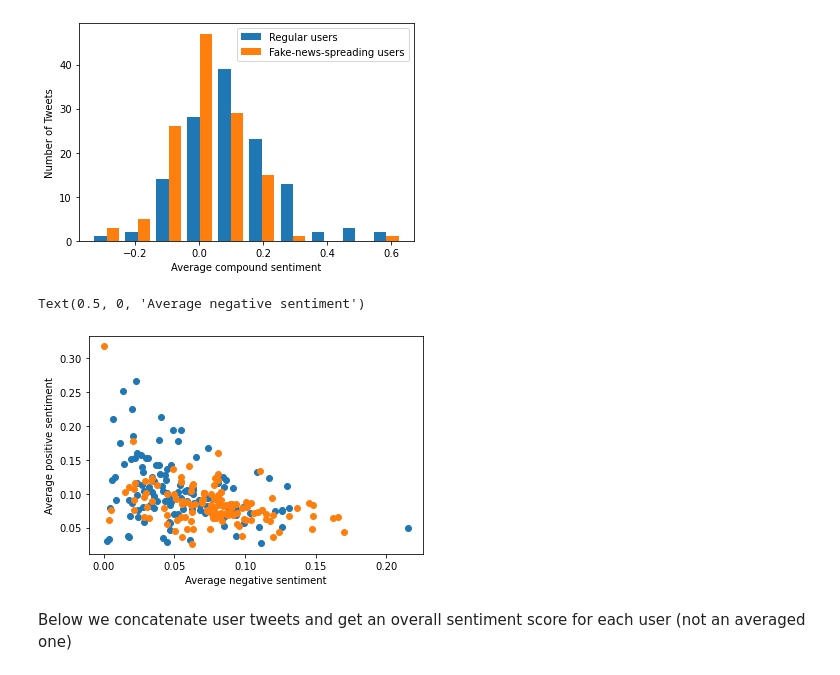
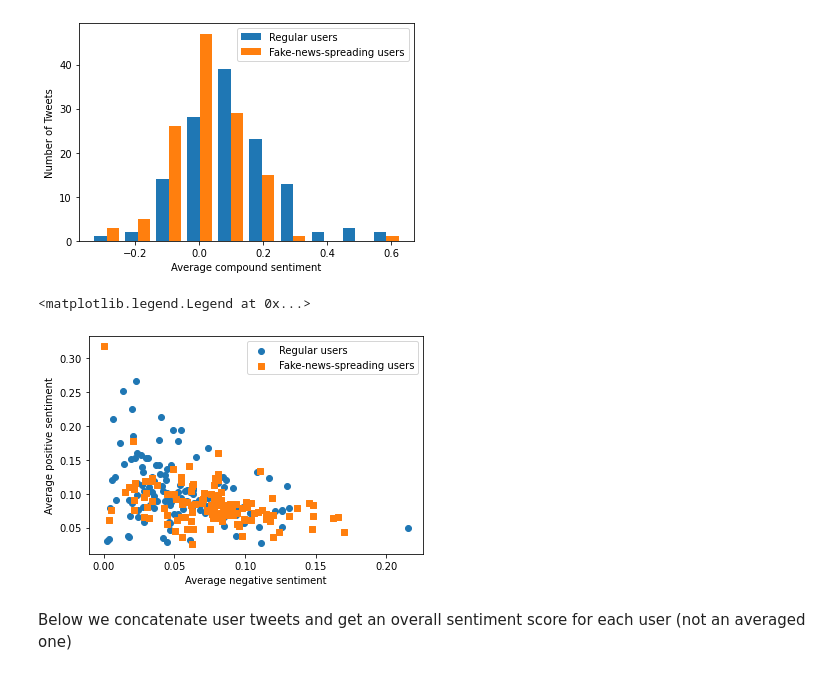
Before and after one commit to Fake-News-Profiling/fnp-models, a Jupyter notebook: classifier/src/notebooks/investigate_dataset.ipynb, the cells around one changed output. Drawn from its saved outputs; the diff is of its cells as text; code cells hidden in the pictures.

```diff
--- a/classifier/src/notebooks/investigate_dataset.ipynb
+++ b/classifier/src/notebooks/investigate_dataset.ipynb
@@ -486,13 +592,15 @@ plt.legend()
 <matplotlib.legend.Legend at 0x...>
 [figure]
 # %%
+# plt.figure(figsize=(8, 6), dpi=300)
 plt.scatter(truthful_sentiment[:, 2], truthful_sentiment[:, 0], label="Regular users")
-plt.scatter(fake_sentiment[:, 2], fake_sentiment[:, 0], label="Fake-news-spreading users")
+plt.scatter(fake_sentiment[:, 2], fake_sentiment[:, 0], label="Fake-news-spreading users", marker="s")
 plt.ylabel("Average positive sentiment")
 plt.xlabel("Average negative sentiment")
+plt.legend()
 # %% [output]
-Text(0.5, 0, 'Average negative sentiment')
+<matplotlib.legend.Legend at 0x...>
-[figure, old version]
+[figure, new version]
 # %% [markdown]
 Below we concatenate user tweets and get an overall sentiment score for each user (not an averaged one)
 # %%
```
Also changed, not shown: parts of 31 cells of this notebook.
